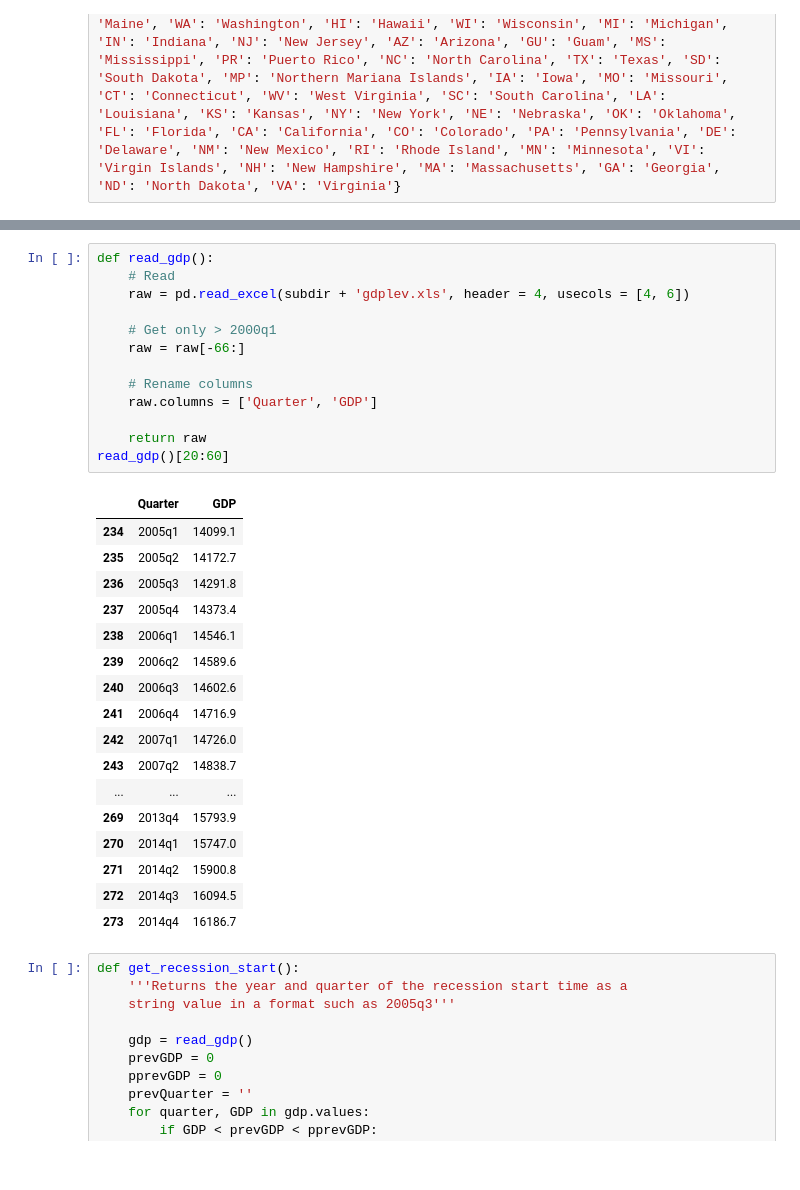
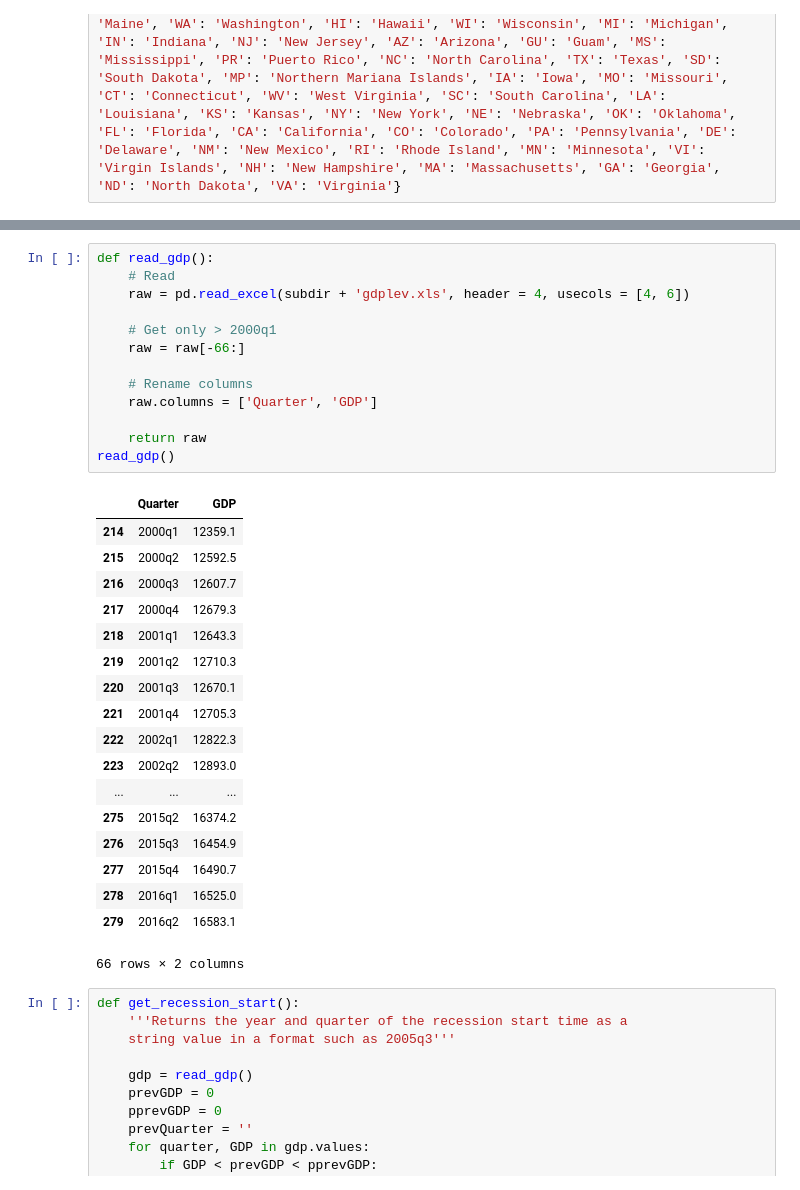
Before and after one commit to philipclaesson/mudatascience, a Jupyter notebook: 1. Introduction to Data Science in Python/assignments/Assignment+4.ipynb, the cells around one changed output, grey strips where cells are left out. Cells and saved outputs as stored; diff of their text form.

```diff
--- a/1. Introduction to Data Science in Python/assignments/Assignment+4.ipynb
+++ b/1. Introduction to Data Science in Python/assignments/Assignment+4.ipynb
@@ -65,34 +65,35 @@ def get_list_of_university_towns():
 # %%
 def read_gdp():
     # Read
     raw = pd.read_excel(subdir + 'gdplev.xls', header = 4, usecols = [4, 6])
 
     # Get only > 2000q1
     raw = raw[-66:]
 
     # Rename columns
     raw.columns = ['Quarter', 'GDP']
 
     return raw
-read_gdp()[20:60]
+read_gdp()
 # %% [output]
 |  | Quarter | GDP |
-| 234 | 2005q1 | 14099.1 |
-| 235 | 2005q2 | 14172.7 |
-| 236 | 2005q3 | 14291.8 |
-| 237 | 2005q4 | 14373.4 |
-| 238 | 2006q1 | 14546.1 |
-| 239 | 2006q2 | 14589.6 |
-| 240 | 2006q3 | 14602.6 |
-| 241 | 2006q4 | 14716.9 |
-| 242 | 2007q1 | 14726.0 |
-| 243 | 2007q2 | 14838.7 |
+| 214 | 2000q1 | 12359.1 |
+| 215 | 2000q2 | 12592.5 |
+| 216 | 2000q3 | 12607.7 |
+| 217 | 2000q4 | 12679.3 |
+| 218 | 2001q1 | 12643.3 |
+| 219 | 2001q2 | 12710.3 |
+| 220 | 2001q3 | 12670.1 |
+| 221 | 2001q4 | 12705.3 |
+| 222 | 2002q1 | 12822.3 |
+| 223 | 2002q2 | 12893.0 |
 | ... | ... | ... |
-| 269 | 2013q4 | 15793.9 |
-| 270 | 2014q1 | 15747.0 |
-| 271 | 2014q2 | 15900.8 |
-| 272 | 2014q3 | 16094.5 |
-| 273 | 2014q4 | 16186.7 |
+| 275 | 2015q2 | 16374.2 |
+| 276 | 2015q3 | 16454.9 |
+| 277 | 2015q4 | 16490.7 |
+| 278 | 2016q1 | 16525.0 |
+| 279 | 2016q2 | 16583.1 |
+66 rows × 2 columns
 # %%
 def get_recession_start():
     '''Returns the year and quarter of the recession start time as a
```
Also changed, not shown: parts of 3 cells of this notebook.
